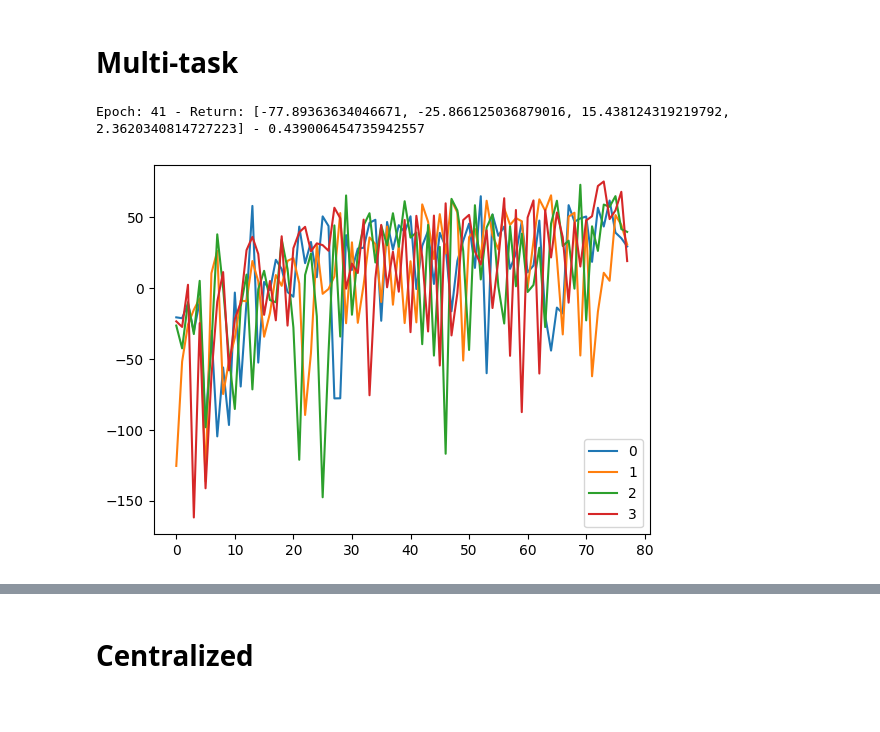
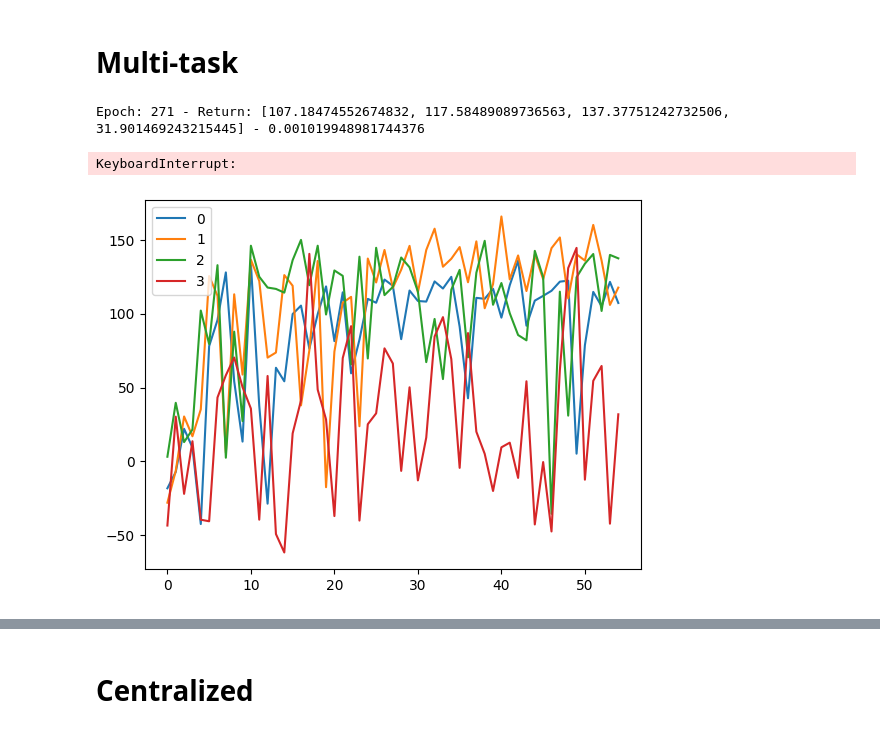
Before and after one commit to sergiorozada12/multi-task-lrrl, a Jupyter notebook: wirelessexp_dup.ipynb, the cells around one changed output, grey strips where cells are left out. Drawn from its saved outputs; the diff is of its cells as text; code cells hidden in the pictures.

```diff
--- a/wirelessexp_dup.ipynb
+++ b/wirelessexp_dup.ipynb
@@ -69,10 +56,10 @@ discretizer = Discretizer(
     bucket_actions=[10],
 )
 # %%
-nS = [20, 2, 20, 10]
+nS = [20, 2, 10, 10]
 nA = [10]
 nT = len(lbus)
-gamma = 0.99
+gamma = 0.9
 # %%
 def create_target(states_next, rewards, Q, tasks=None):
     if tasks is not None:
@@ -126,16 +113,16 @@ def select_action(Q, s_idx: np.ndarray, epsilon: float) -> np.ndarray:
 # %% [markdown]
 # Mono-task
 # %%
-E = 3000
+E = 2_000
 lr = 0.01
 eps = 1.0
-eps_decay = 0.9999
+eps_decay = 0.99995
 eps_min = 0.001
 
-k = 100
-n_upd = 4
+k = 20
+n_upd = 1
 
-env_id = 0
+env_id = 3
 
 def run_test_episode(Q, env_idx):
     with torch.no_grad():
@@ -227,11 +220,11 @@ plt.plot(Gs)
 # Multi-task
 # %%
 E = 1_000
-lr = 0.02
+lr = 0.05
 eps = 1.0
 eps_decay = 0.9999
 eps_min = 0.001
-k = 40
+k = 100
 
 def run_test_episode(Q, env_idx):
     with torch.no_grad():
@@ -256,9 +249,9 @@ def run_test_episode(Q, env_idx):
 # %%
 Q = PARAFAC(dims=[nT] + nS + nA, k=k, scale=0.1)
 opt = torch.optim.Adamax(Q.parameters(), lr=lr)
-Gs = [[] for _ in range(nT)]
+Gs_multi = [[] for _ in range(nT)]
 for episode in range(E):
-    np.random.shuffle(envs)
+    # np.random.shuffle(envs)
     for env_idx, env in enumerate(envs):
         s, _ = env.reset()
         s_idx = torch.tensor(tuple([env_idx]) + discretizer.get_state_index(s)).unsqueeze(0)
@@ -281,19 +274,20 @@ for episode in range(E):
 
         if episode % 10 == 0:
             G = run_test_episode(Q, env_idx)
-            Gs[env_idx].append(G)
-    print(f"\rEpoch: {episode} - Return: {[Gs[i][-1] for i in range(nT)]} - {eps}", end="")
+            Gs_multi[env_idx].append(G)
+    print(f"\rEpoch: {episode} - Return: {[Gs_multi[i][-1] for i in range(nT)]} - {eps}", end="")
 # %% [output]
-Epoch: 41 - Return: [-77.89363634046671, -25.866125036879016, 15.438124319219792, 2.3620340814727223] - 0.439006454735942557
+Epoch: 271 - Return: [107.18474552674832, 117.58489089736563, 137.37751242732506, 31.901469243215445] - 0.001019948981744376
+KeyboardInterrupt:
 # %%
-plt.plot(Gs[0], label='0')
-plt.plot(Gs[1], label='1')
-plt.plot(Gs[2], label='2')
-plt.plot(Gs[3], label='3')
+plt.plot(Gs_multi[0], label='0')
+plt.plot(Gs_multi[1], label='1')
+plt.plot(Gs_multi[2], label='2')
+plt.plot(Gs_multi[3], label='3')
 plt.legend()
 plt.show()
 # %% [output]
-[figure, old version]
+[figure, new version]
 # %%
 GTs = [[] for _ in range(nT)]
 for _ in range(200):
```
Also changed, not shown: parts of 20 cells of this notebook, 1 other file.
